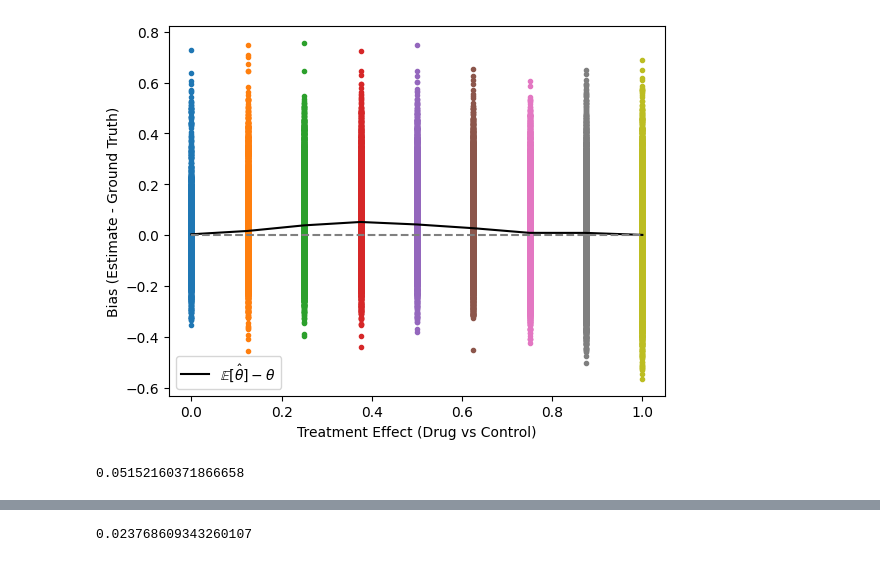
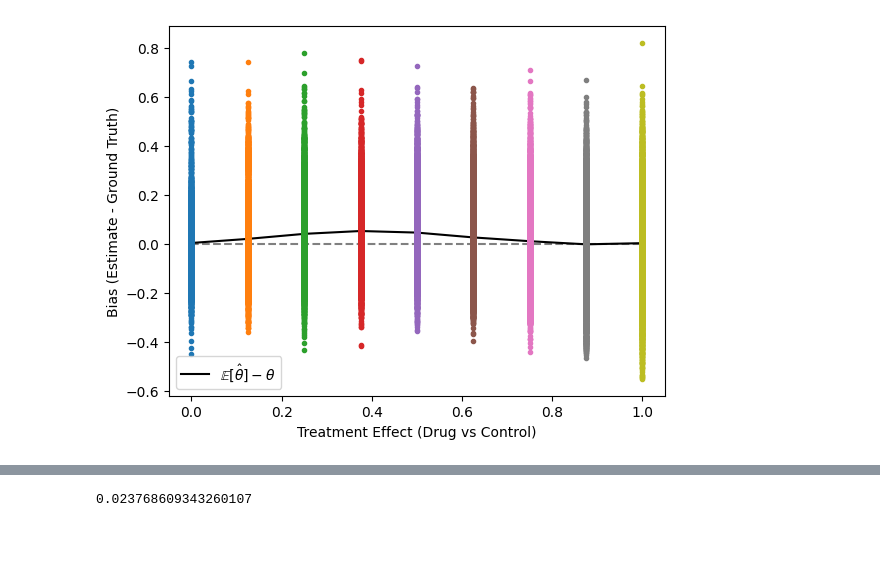
Before and after one commit to FerPerazzo/ITT21, a Jupyter notebook: Untitled.ipynb, the cells around one changed output, grey strips where cells are left out. Saved outputs shown, nothing was run; the diff lists cells and outputs as text; code cells hidden in the pictures.

Commit message:
Streamline data generation

```diff
--- a/Untitled.ipynb
+++ b/Untitled.ipynb
@@ -56,28 +60,0 @@ RunTrial(n1, n2, n3, mu_A, mu_C, sigma, pval)
-# %%
-N      = 5000
-biases = np.zeros(9)
-mu_As  = np.linspace(0, 1, 9)
-
-for j in range(9):
-    bias = []
-    for i in range(N):
-        r, theta, n = RunTrial(n1, n2, n3, mu_As[j], mu_C, sigma, pval)
-        # Unconditional
-        if True:
-            bias.append(theta - mu_As[j])
-
-    biases[j] = np.mean(bias)
-    plt.plot([mu_As[j]] * len(bias), bias, '.')
-
-plt.plot(mu_As, biases, '-', c='k', label=r'$\mathbb{E}[\hat\theta] - \theta$')
-plt.plot(mu_As, np.zeros(9), linestyle='--', color='grey')
-plt.xlabel('Treatment Effect (Drug vs Control)')
-plt.ylabel('Bias (Estimate - Ground Truth)')
-plt.legend()
-plt.show()
-# %% [output]
-[figure, removed]
-# %%
-print(biases[3])
-# %% [output]
-0.05152160371866658
@@ -84,3 +74,17 @@ print(biases[3])
+# %%
+# Plot unconditional bias
+plt.plot(mu_As, np.zeros(9), linestyle='--', color='grey')
+plt.plot(mu_As, np.mean(data[:,:,1], axis=0), '-', c='k', label=r'$\mathbb{E}[\hat\theta] - \theta$')
+
+for j in range(9):
+    plt.plot([mu_As[j]] * len(data[:,j,1]), data[:,j,1], '.')
+
+plt.xlabel('Treatment Effect (Drug vs Control)')
+plt.ylabel('Bias (Estimate - Ground Truth)')
+plt.legend()
+plt.show()
+# %% [output]
+[figure, added]
 # %%
 N      = 5000
 biases = np.zeros(9)
```
Also changed, not shown: parts of 5 cells of this notebook.
